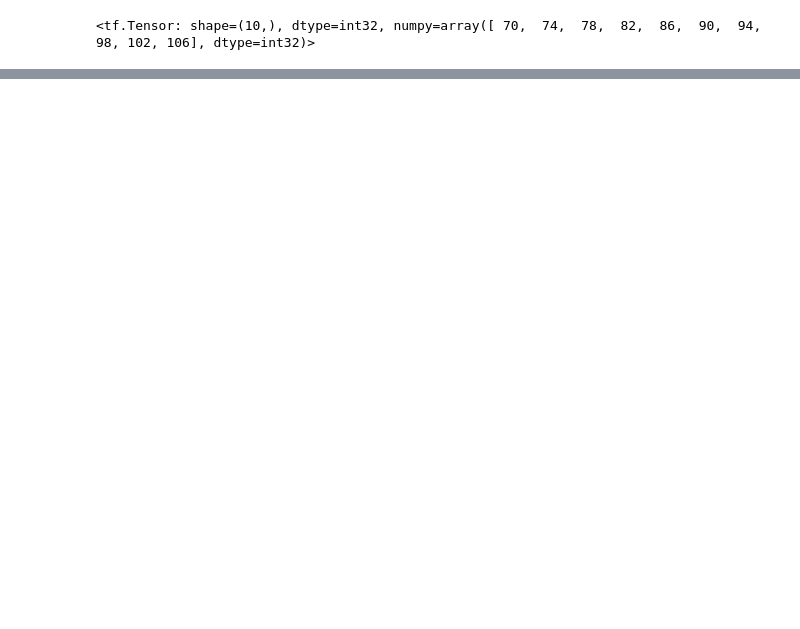
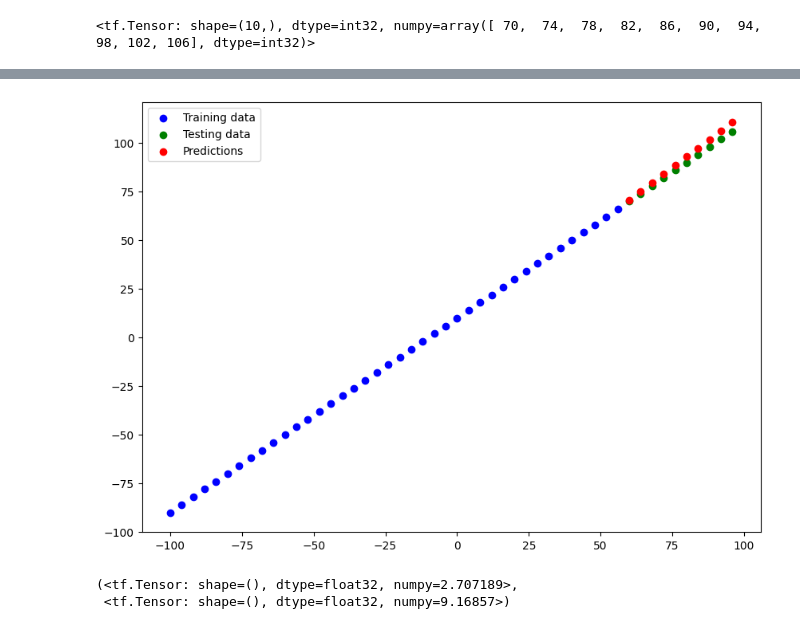
Before and after one commit to UmitOzteker/TensorFlow-Projects, a Jupyter notebook: 01_neural_network_regression_in_tensorflow.ipynb, the cells around one changed output, grey strips where cells are left out. Cells and saved outputs as stored; diff of their text form; code cells hidden in the pictures; blank space fills up the shorter version.

```diff
--- a/01_neural_network_regression_in_tensorflow.ipynb
+++ b/01_neural_network_regression_in_tensorflow.ipynb
@@ -542,0 +723,16 @@ plot_predictions(train_data=X_train,
+# %%
+tf.random.set_seed(42)
+
+# Modeli Oluşturma
+model_3 = tf.keras.Sequential([
+    tf.keras.layers.Dense(100, activation = "relu"),
+    tf.keras.layers.Dense(1)
+])
+
+# Modeli Compile Etme
+model_3.compile(loss=tf.keras.losses.mae,
+                optimizer=tf.keras.optimizers.SGD(),
+                metrics=["mae"])
+
+# Modeli Fit Etme
+model_3.fit(tf.expand_dims(X_train, axis=-1), y_train, epochs=500)
@@ -542,0 +758,4 @@ plot_predictions(train_data=X_train,
+# %%
+y_pred_3= model_3.predict(X_test)
+plot_predictions(predictions=y_pred_3)
+# %% [output]
@@ -542,0 +763,8 @@ plot_predictions(train_data=X_train,
+[figure, added]
+# %%
+mae_3 = tf.keras.losses.MAE(y_test, tf.squeeze(y_pred_3))
+mse_3 = tf.keras.losses.MSE(y_test, tf.squeeze(y_pred_3))
+mae_3, mse_3
+# %% [output]
+(<tf.Tensor: shape=(), dtype=float32, numpy=2.707189>,
+ <tf.Tensor: shape=(), dtype=float32, numpy=9.16857>)
```
Also changed, not shown: parts of 51 cells of this notebook.
